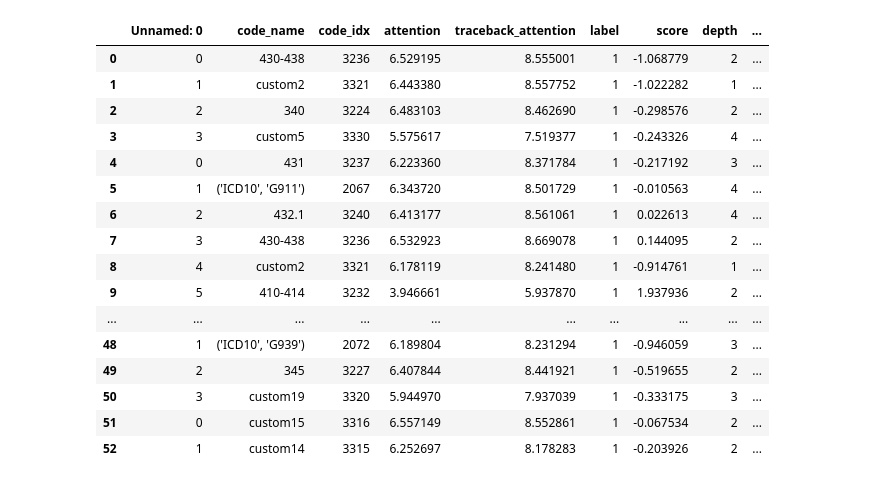
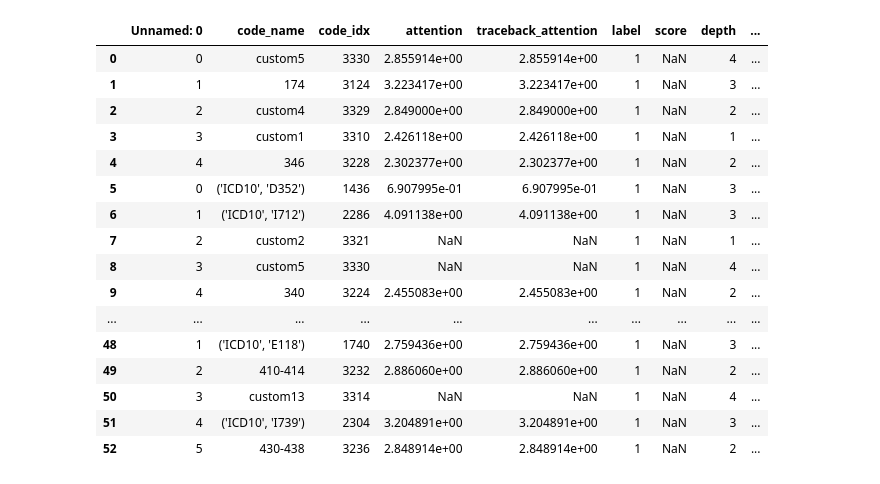
Before and after one commit to dmcinerney/ehr-extraction-models, a Jupyter notebook: supervised_ananlysis.ipynb, the cells around one changed output. Drawn from its saved outputs; the diff is of its cells as text; code cells hidden in the pictures.

```diff
--- a/supervised_ananlysis.ipynb
+++ b/supervised_ananlysis.ipynb
@@ -6,24 +6,3 @@ from utils import precision_recall_f1
 from sklearn.metrics import roc_curve, precision_recall_curve
 import numpy as np
 from torch import tensor # TODO: take out when bug fixed
-# %%
-df = pd.read_csv("/Users/jeredmcinerney/Desktop/summary_stats.csv")
-df
-# %% [output]
-|  | Unnamed: 0 | code_name | code_idx | attention | traceback_attention | label | score | depth | ... |
-| 0 | 0 | 430-438 | 3236 | 6.529195 | 8.555001 | 1 | -1.068779 | 2 | ... |
-| 1 | 1 | custom2 | 3321 | 6.443380 | 8.557752 | 1 | -1.022282 | 1 | ... |
-| 2 | 2 | 340 | 3224 | 6.483103 | 8.462690 | 1 | -0.298576 | 2 | ... |
-| 3 | 3 | custom5 | 3330 | 5.575617 | 7.519377 | 1 | -0.243326 | 4 | ... |
-| 4 | 0 | 431 | 3237 | 6.223360 | 8.371784 | 1 | -0.217192 | 3 | ... |
-| 5 | 1 | ('ICD10', 'G911') | 2067 | 6.343720 | 8.501729 | 1 | -0.010563 | 4 | ... |
-| 6 | 2 | 432.1 | 3240 | 6.413177 | 8.561061 | 1 | 0.022613 | 4 | ... |
-| 7 | 3 | 430-438 | 3236 | 6.532923 | 8.669078 | 1 | 0.144095 | 2 | ... |
-| 8 | 4 | custom2 | 3321 | 6.178119 | 8.241480 | 1 | -0.914761 | 1 | ... |
-| 9 | 5 | 410-414 | 3232 | 3.946661 | 5.937870 | 1 | 1.937936 | 2 | ... |
-| ... | ... | ... | ... | ... | ... | ... | ... | ... | ... |
-| 48 | 1 | ('ICD10', 'G939') | 2072 | 6.189804 | 8.231294 | 1 | -0.946059 | 3 | ... |
-| 49 | 2 | 345 | 3227 | 6.407844 | 8.441921 | 1 | -0.519655 | 2 | ... |
-| 50 | 3 | custom19 | 3320 | 5.944970 | 7.937039 | 1 | -0.333175 | 3 | ... |
-| 51 | 0 | custom15 | 3316 | 6.557149 | 8.552861 | 1 | -0.067534 | 2 | ... |
-| 52 | 1 | custom14 | 3315 | 6.252697 | 8.178283 | 1 | -0.203926 | 2 | ... |
@@ -30 +13,21 @@ df
+# %%
+dfs['tfidf']
+# %% [output]
+|  | Unnamed: 0 | code_name | code_idx | attention | traceback_attention | label | score | depth | ... |
+| 0 | 0 | custom5 | 3330 | 2.855914e+00 | 2.855914e+00 | 1 | NaN | 4 | ... |
+| 1 | 1 | 174 | 3124 | 3.223417e+00 | 3.223417e+00 | 1 | NaN | 3 | ... |
+| 2 | 2 | custom4 | 3329 | 2.849000e+00 | 2.849000e+00 | 1 | NaN | 2 | ... |
+| 3 | 3 | custom1 | 3310 | 2.426118e+00 | 2.426118e+00 | 1 | NaN | 1 | ... |
+| 4 | 4 | 346 | 3228 | 2.302377e+00 | 2.302377e+00 | 1 | NaN | 2 | ... |
+| 5 | 0 | ('ICD10', 'D352') | 1436 | 6.907995e-01 | 6.907995e-01 | 1 | NaN | 3 | ... |
+| 6 | 1 | ('ICD10', 'I712') | 2286 | 4.091138e+00 | 4.091138e+00 | 1 | NaN | 3 | ... |
+| 7 | 2 | custom2 | 3321 | NaN | NaN | 1 | NaN | 1 | ... |
+| 8 | 3 | custom5 | 3330 | NaN | NaN | 1 | NaN | 4 | ... |
+| 9 | 4 | 340 | 3224 | 2.455083e+00 | 2.455083e+00 | 1 | NaN | 2 | ... |
+| ... | ... | ... | ... | ... | ... | ... | ... | ... | ... |
+| 48 | 1 | ('ICD10', 'E118') | 1740 | 2.759436e+00 | 2.759436e+00 | 1 | NaN | 3 | ... |
+| 49 | 2 | 410-414 | 3232 | 2.886060e+00 | 2.886060e+00 | 1 | NaN | 2 | ... |
+| 50 | 3 | custom13 | 3314 | NaN | NaN | 1 | NaN | 4 | ... |
+| 51 | 4 | ('ICD10', 'I739') | 2304 | 3.204891e+00 | 3.204891e+00 | 1 | NaN | 3 | ... |
+| 52 | 5 | 430-438 | 3236 | 2.848914e+00 | 2.848914e+00 | 1 | NaN | 2 | ... |
 # %%
```
Also changed, not shown: parts of 16 cells of this notebook.
